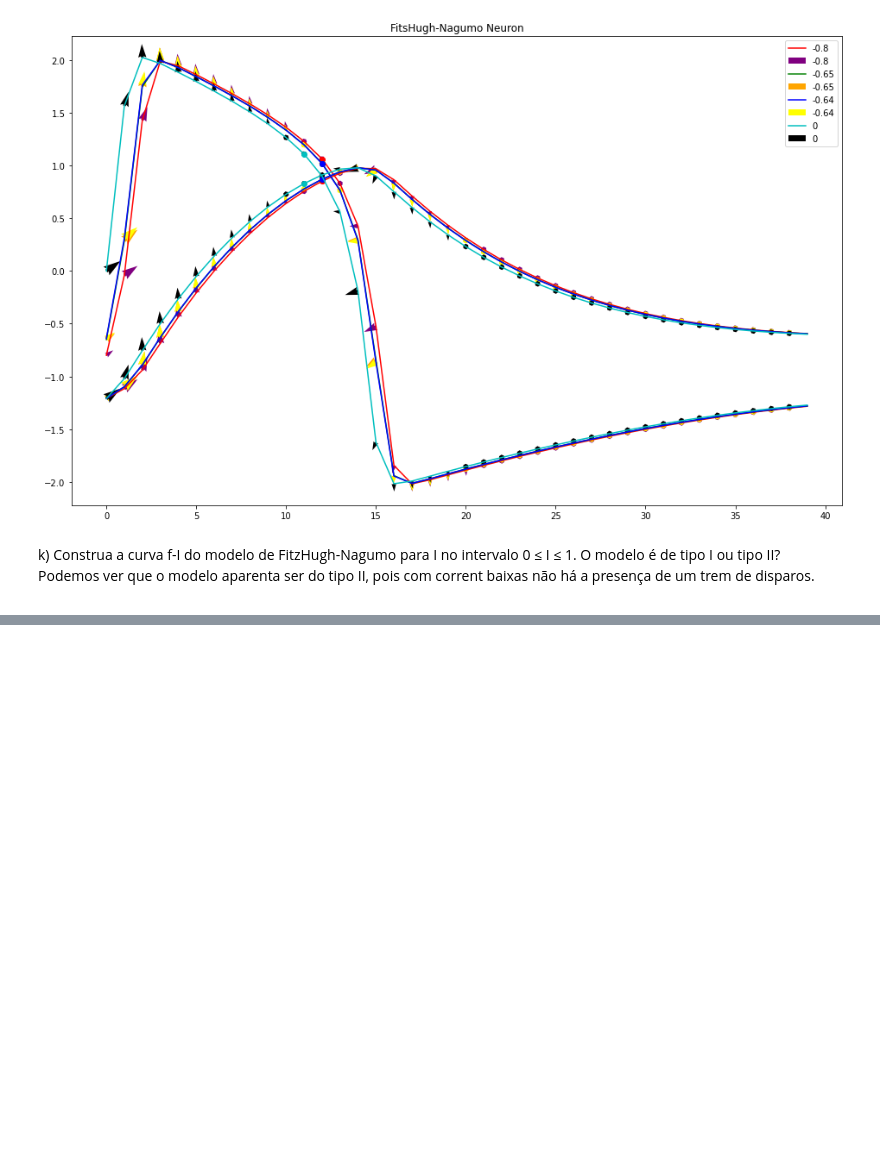
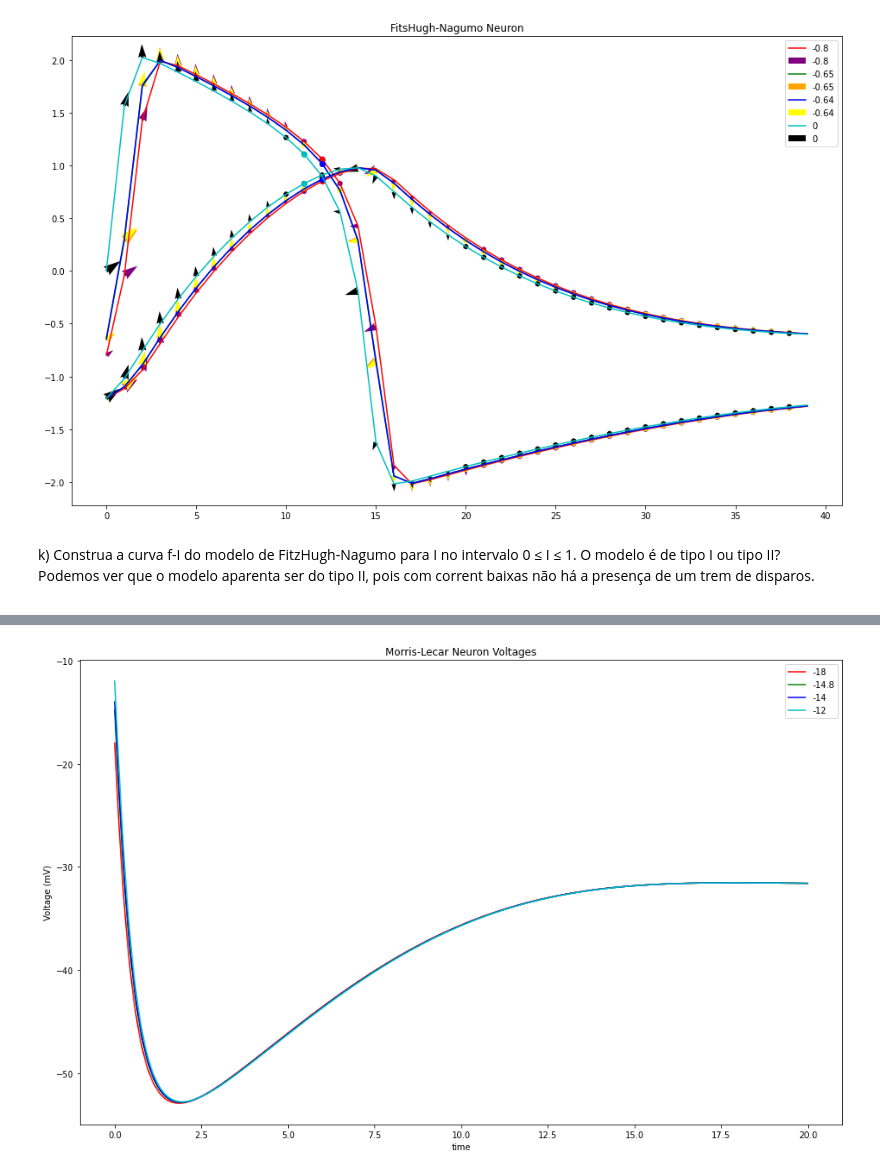
Before and after one commit to RafaelMRazeira/neurociencia_computacional_2022, a Jupyter notebook: Lista4/Lista4.ipynb, the cells around one changed output, grey strips where cells are left out. Cells and saved outputs as stored; diff of their text form; code cells hidden in the pictures; blank space fills up the shorter version.

```diff
--- a/Lista4/Lista4.ipynb
+++ b/Lista4/Lista4.ipynb
@@ -369,0 +476,41 @@ The min number of action potencials was 0.0 Hz
+# %%
+runner = MorrisLecar(exp_time=20)
+
+voltages = [-18, -14.8, -14, -12]
+
+volt_list = []
+
+n_list = []
+
+for v0 in voltages:
+    V, n, i_inj_values = runner.run(J=[15], times=[(0, 20)], V0=v0, plot=False)
+    volt_list.append(V)
+    n_list.append(n)
+# %%
+def plot_voltages_morris(volt_list, label_list, exp_time, ylabel):
+    """Plot voltages for Morris-Lecar model.
+
+    Parameters
+    ----------
+    volt_list : list
+        List of voltages.
+    label_list : list
+        List of labels for voltages.
+    exp_time : float
+        Experiment time.
+    """
+    t = np.arange(0.0, exp_time, 0.01)
+
+    plt.figure(figsize=(16, 10))
+    plt.title("Morris-Lecar Neuron Voltages")
+    color_map = ['r', 'g', 'b', 'c']
+
+    for volt, color, label in zip(volt_list, color_map, label_list):
+        plt.plot(t, volt, color, label=str(label))
+    plt.xlabel("time")
+    plt.ylabel(ylabel)
+    plt.legend()
+# %%
+plot_voltages_morris(volt_list, voltages, exp_time=20, ylabel="Voltage (mV)")
+# %% [output]
+[figure, added]
```
Also changed, not shown: parts of 43 cells of this notebook, 3 other files.
